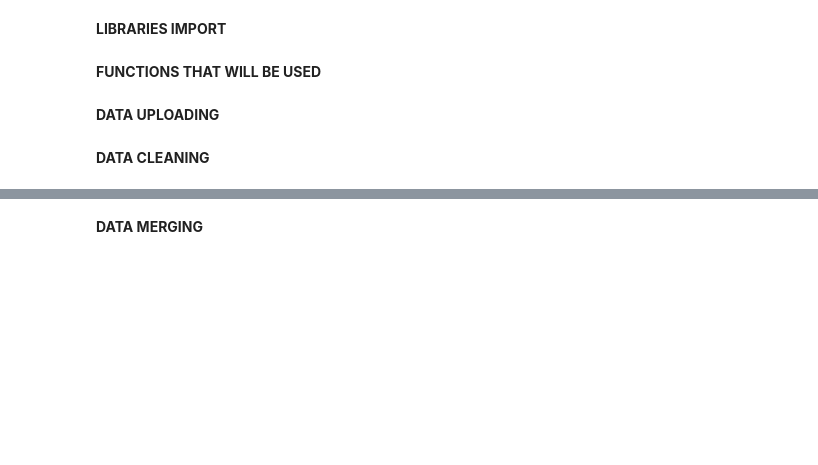
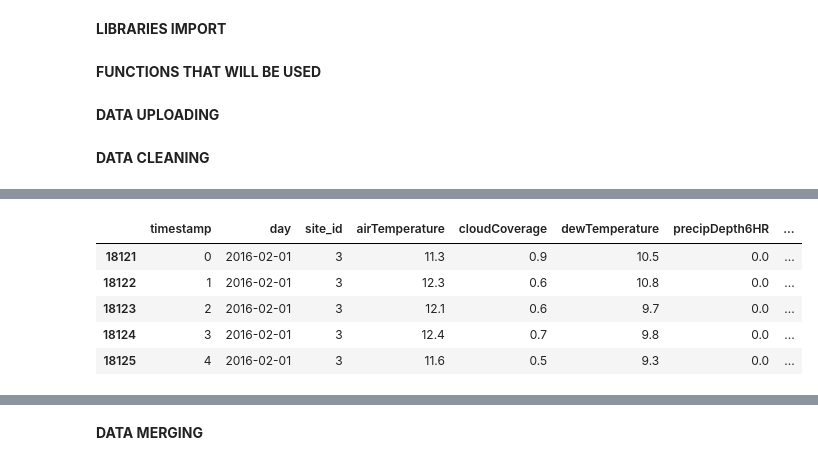
Before and after one commit to DmtrRm/IAAC2024_tutorials, a Jupyter notebook: kaggle_complete2.ipynb, the cells around one changed output, grey strips where cells are left out. Drawn from its saved outputs; the diff is of its cells as text; code cells hidden in the pictures; blank space fills up the shorter version.

```diff
--- a/kaggle_complete2.ipynb
+++ b/kaggle_complete2.ipynb
@@ -31,7 +31,7 @@ def encode_binary_categorical(data_set):
       data_set[c]=1-res
       binary_Lbls.append(c)
 
-    elif data_set[c].dtype=="object" :
+    elif data_set[c].dtype=="object" and c != "day":
       le=LabelEncoder()
       res =le.fit_transform(data_set[c])
       data_set[c]=res
@@ -113,5 +114,12 @@ train = pd.read_csv("/content/DATA/train.csv", index_col=0)
 weather = pd.read_csv("/content/DATA/weather.csv", index_col=0)
 # %%
 weather[['day', 'time']] = weather['timestamp'].str.split(' ', expand=True)
+# %%
+##dropping day
+wth_day = weather["day"]
+weather=weather.drop(columns="day")
+
+train_day = train["day"]
+train=train.drop(columns="day")
 # %% [markdown]
 **DATA CLEANING**
@@ -117,0 +170,13 @@ weather[['day', 'time']] = weather['timestamp'].str.split(' ', expand=True)
+# %%
+## inserting day
+weather.insert(loc=1, column='day', value=wth_day)
+train.insert(loc=1, column='day', value=train_day)
+# %%
+weather.head()
+# %% [output]
+|  | timestamp | day | site_id | airTemperature | cloudCoverage | dewTemperature | precipDepth6HR | ... |
+| 18121 | 0 | 2016-02-01 | 3 | 11.3 | 0.9 | 10.5 | 0.0 | ... |
+| 18122 | 1 | 2016-02-01 | 3 | 12.3 | 0.6 | 10.8 | 0.0 | ... |
+| 18123 | 2 | 2016-02-01 | 3 | 12.1 | 0.6 | 9.7 | 0.0 | ... |
+| 18124 | 3 | 2016-02-01 | 3 | 12.4 | 0.7 | 9.8 | 0.0 | ... |
+| 18125 | 4 | 2016-02-01 | 3 | 11.6 | 0.5 | 9.3 | 0.0 | ... |
```
Also changed, not shown: parts of 7 cells of this notebook.
